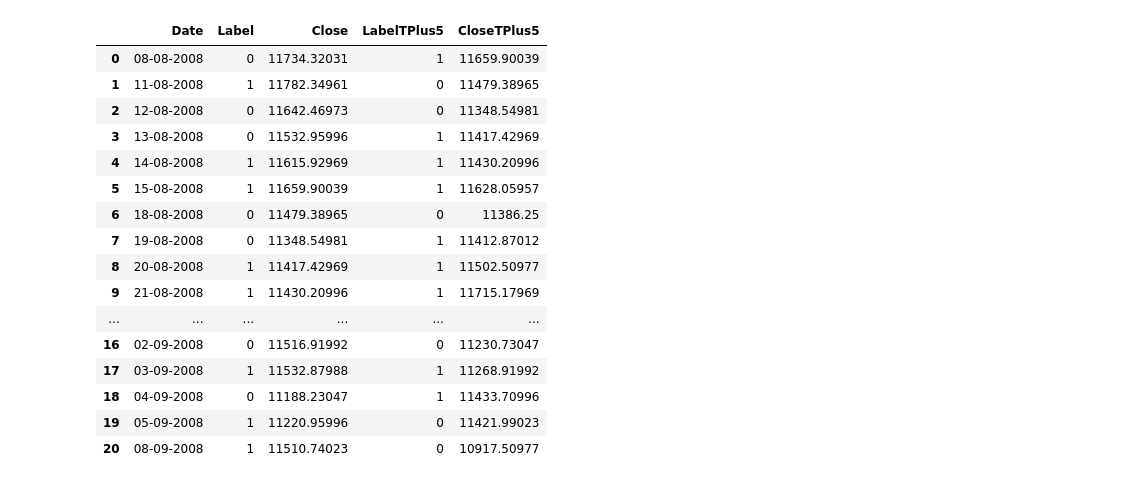
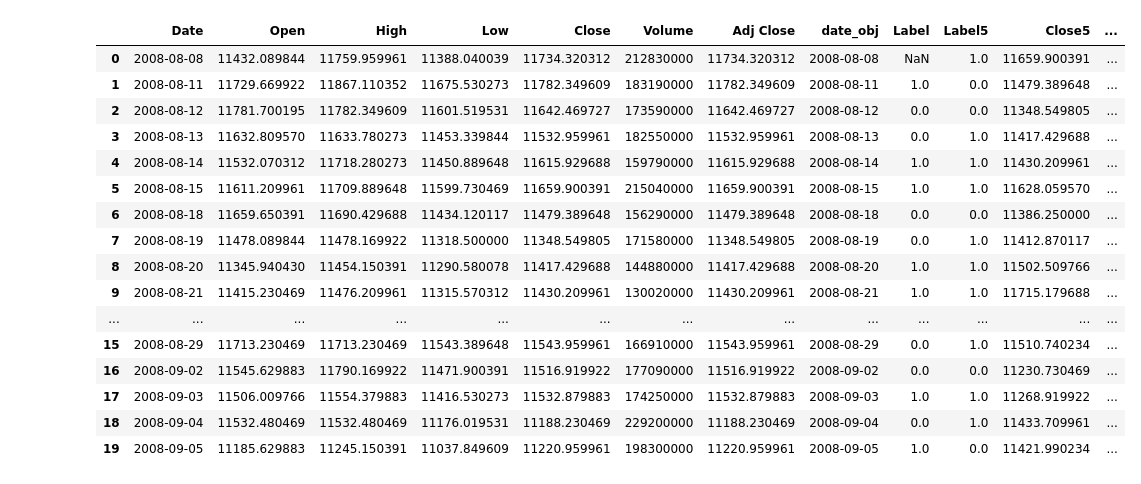
Before and after one commit to anaghlal/bitmap_aibfsi, a Jupyter notebook: code/CreateTPlusDataSet.ipynb, the cells around one changed output. Cells and saved outputs as stored; diff of their text form; code cells hidden in the pictures.

Commit message:
Corrections to the data-frame indexing and computing the previous price

```diff
--- a/code/CreateTPlusDataSet.ipynb
+++ b/code/CreateTPlusDataSet.ipynb
@@ -7,10 +5,25 @@ dfCombined = pd.read_csv('data/Combined_News_DJIA_Prices.csv')
+# %%
+def direction(price_tplusone, price_t):
+    if price_tplusone > price_t :
+        return 1
+    return 0
+# %%
+df = pd.read_csv('data/DJIA_table.csv')
+df["date_obj"] = pd.to_datetime(df["Date"])
+df = df.sort_values(by="date_obj",ignore_index="true")
+df['Label'] = df['Close']
+for index in df.index:
+    if index == 0:
+            df.at[index,'Label']=None
+    else :
+        df.at[index,'Label']= direction(df['Close'][index],df['Close'][index-1])
 # %%
-def create_TPlusN_Label(df,window):
-    length=df['Label'].shape[0]
-    result=[]
-    for index in range(0,length):
-        if index >= length - window :
-            result.append(None)
+def create_TPlusN(df,N,srcCol='Label',colName='Label5'):
+    length = df.shape[0]
+    df[colName]=df[srcCol]
+    for index in df.index:
+        if index >= length - N :
+            df.at[index,colName]=None
         else:
-            result.append(df['Label'][index+window])
-    return np.array(result)
+            df.at[index,colName] = df[srcCol][index+N]
+    return df
@@ -34,21 +30,28 @@ dfCombined['CloseTPlus60']=create_TPlusN_Close(dfCombined,60)
-# %%
-dfCombined[['Date','Label','Close','LabelTPlus5','CloseTPlus5']][0:21]
-# %% [output]
-|  | Date | Label | Close | LabelTPlus5 | CloseTPlus5 |
-| 0 | 08-08-2008 | 0 | 11734.32031 | 1 | 11659.90039 |
-| 1 | 11-08-2008 | 1 | 11782.34961 | 0 | 11479.38965 |
-| 2 | 12-08-2008 | 0 | 11642.46973 | 0 | 11348.54981 |
-| 3 | 13-08-2008 | 0 | 11532.95996 | 1 | 11417.42969 |
-| 4 | 14-08-2008 | 1 | 11615.92969 | 1 | 11430.20996 |
-| 5 | 15-08-2008 | 1 | 11659.90039 | 1 | 11628.05957 |
-| 6 | 18-08-2008 | 0 | 11479.38965 | 0 | 11386.25 |
-| 7 | 19-08-2008 | 0 | 11348.54981 | 1 | 11412.87012 |
-| 8 | 20-08-2008 | 1 | 11417.42969 | 1 | 11502.50977 |
-| 9 | 21-08-2008 | 1 | 11430.20996 | 1 | 11715.17969 |
-| ... | ... | ... | ... | ... | ... |
-| 16 | 02-09-2008 | 0 | 11516.91992 | 0 | 11230.73047 |
-| 17 | 03-09-2008 | 1 | 11532.87988 | 1 | 11268.91992 |
-| 18 | 04-09-2008 | 0 | 11188.23047 | 1 | 11433.70996 |
-| 19 | 05-09-2008 | 1 | 11220.95996 | 0 | 11421.99023 |
-| 20 | 08-09-2008 | 1 | 11510.74023 | 0 | 10917.50977 |
+# %%
+df = create_TPlusN(df,5,'Label','Label5')
+df = create_TPlusN(df,5,'Close','Close5')
+df = create_TPlusN(df,20,'Label','Label20')
+df = create_TPlusN(df,20,'Close','Close20')
+df = create_TPlusN(df,60,'Label','Label60')
+df = create_TPlusN(df,60,'Close','Close60')
+# %%
+df[0:20]
+# %% [output]
+|  | Date | Open | High | Low | Close | Volume | Adj Close | date_obj | Label | Label5 | Close5 | ... |
+| 0 | 2008-08-08 | 11432.089844 | 11759.959961 | 11388.040039 | 11734.320312 | 212830000 | 11734.320312 | 2008-08-08 | NaN | 1.0 | 11659.900391 | ... |
+| 1 | 2008-08-11 | 11729.669922 | 11867.110352 | 11675.530273 | 11782.349609 | 183190000 | 11782.349609 | 2008-08-11 | 1.0 | 0.0 | 11479.389648 | ... |
+| 2 | 2008-08-12 | 11781.700195 | 11782.349609 | 11601.519531 | 11642.469727 | 173590000 | 11642.469727 | 2008-08-12 | 0.0 | 0.0 | 11348.549805 | ... |
+| 3 | 2008-08-13 | 11632.809570 | 11633.780273 | 11453.339844 | 11532.959961 | 182550000 | 11532.959961 | 2008-08-13 | 0.0 | 1.0 | 11417.429688 | ... |
+| 4 | 2008-08-14 | 11532.070312 | 11718.280273 | 11450.889648 | 11615.929688 | 159790000 | 11615.929688 | 2008-08-14 | 1.0 | 1.0 | 11430.209961 | ... |
+| 5 | 2008-08-15 | 11611.209961 | 11709.889648 | 11599.730469 | 11659.900391 | 215040000 | 11659.900391 | 2008-08-15 | 1.0 | 1.0 | 11628.059570 | ... |
+| 6 | 2008-08-18 | 11659.650391 | 11690.429688 | 11434.120117 | 11479.389648 | 156290000 | 11479.389648 | 2008-08-18 | 0.0 | 0.0 | 11386.250000 | ... |
+| 7 | 2008-08-19 | 11478.089844 | 11478.169922 | 11318.500000 | 11348.549805 | 171580000 | 11348.549805 | 2008-08-19 | 0.0 | 1.0 | 11412.870117 | ... |
+| 8 | 2008-08-20 | 11345.940430 | 11454.150391 | 11290.580078 | 11417.429688 | 144880000 | 11417.429688 | 2008-08-20 | 1.0 | 1.0 | 11502.509766 | ... |
+| 9 | 2008-08-21 | 11415.230469 | 11476.209961 | 11315.570312 | 11430.209961 | 130020000 | 11430.209961 | 2008-08-21 | 1.0 | 1.0 | 11715.179688 | ... |
+| ... | ... | ... | ... | ... | ... | ... | ... | ... | ... | ... | ... | ... |
+| 15 | 2008-08-29 | 11713.230469 | 11713.230469 | 11543.389648 | 11543.959961 | 166910000 | 11543.959961 | 2008-08-29 | 0.0 | 1.0 | 11510.740234 | ... |
+| 16 | 2008-09-02 | 11545.629883 | 11790.169922 | 11471.900391 | 11516.919922 | 177090000 | 11516.919922 | 2008-09-02 | 0.0 | 0.0 | 11230.730469 | ... |
+| 17 | 2008-09-03 | 11506.009766 | 11554.379883 | 11416.530273 | 11532.879883 | 174250000 | 11532.879883 | 2008-09-03 | 1.0 | 1.0 | 11268.919922 | ... |
+| 18 | 2008-09-04 | 11532.480469 | 11532.480469 | 11176.019531 | 11188.230469 | 229200000 | 11188.230469 | 2008-09-04 | 0.0 | 1.0 | 11433.709961 | ... |
+| 19 | 2008-09-05 | 11185.629883 | 11245.150391 | 11037.849609 | 11220.959961 | 198300000 | 11220.959961 | 2008-09-05 | 1.0 | 0.0 | 11421.990234 | ... |
 # %%
```
Also changed, not shown: parts of 4 cells of this notebook, 4 other files.
